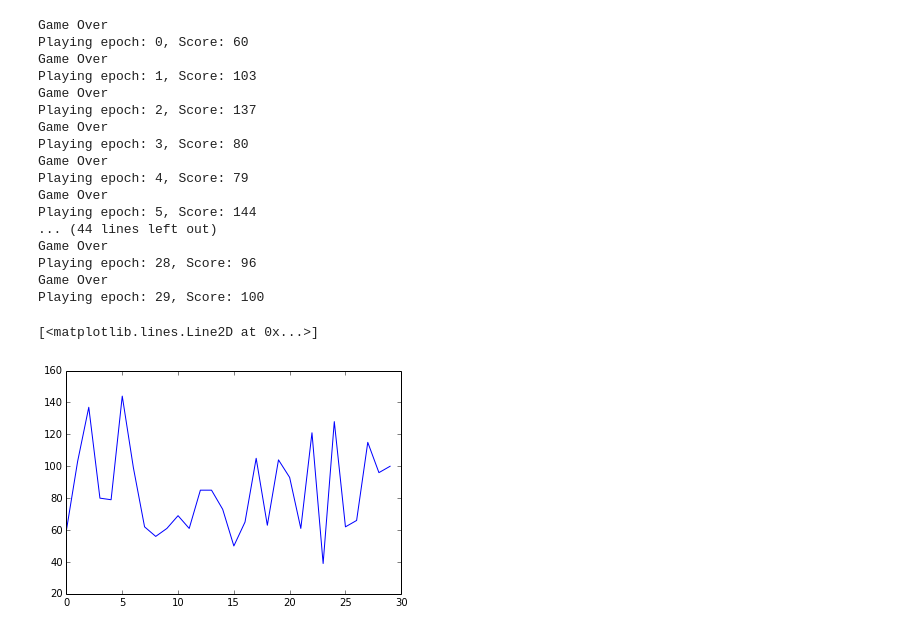
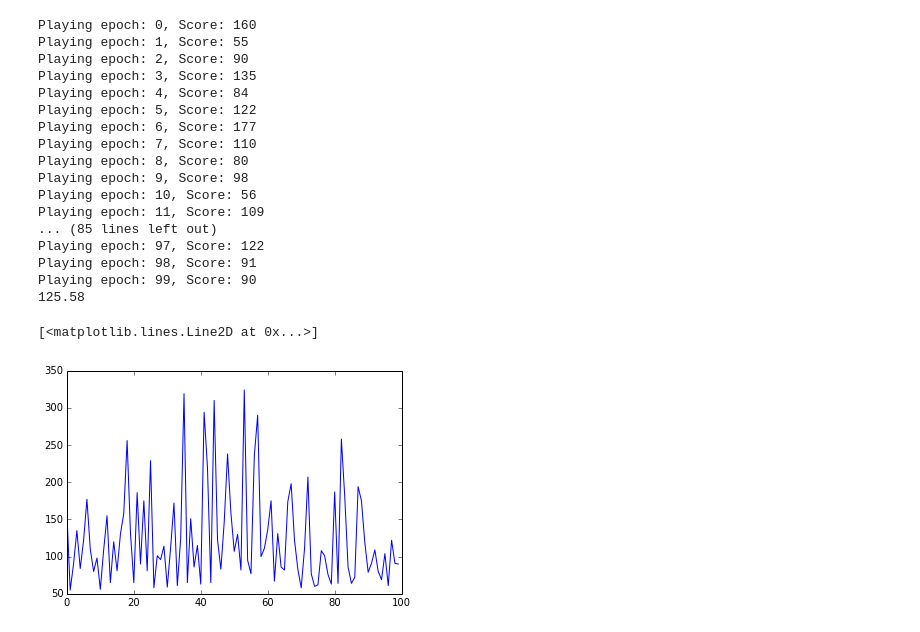
Before and after one commit to tewei/2015spring, a Jupyter notebook: Deep Q Learning.ipynb, the cells around one changed output. Drawn from its saved outputs; the diff is of its cells as text; code cells hidden in the pictures.

```diff
--- a/Deep Q Learning.ipynb
+++ b/Deep Q Learning.ipynb
@@ -326,11 +326,10 @@ class DeepQ(object):
                         Q = self.exp[i]['reward'] + gamma * pred[1][0]
 
                     y = pred[2][0]
-                    y[pred[0][0]] = Q
-                    del self.exp[i]
+                    y[self.exp[i]['policy_output']] = Q
                     trX.append(state_to_input(self.exp[i]['state'], self.exp[i]['valid_tile']))
                     trY.append(y)
-
+                    del self.exp[i]
                     trX = np.asarray(trX)
                     trY = np.asarray(trY)
                     self.nn.train(trX, trY)
@@ -338,7 +337,7 @@ class DeepQ(object):
                 if(terminal == True):
                     break
             train_score.append(score)
-            print "Learning Epoch: %d, Score: %d" % (e, score)
+            #print "Learning Epoch: %d, Score: %d" % (e, score)
 
         return train_score
 
@@ -349,17 +348,15 @@ class DeepQ(object):
             while(True):
                 a_t = (0, 0)
                 tile_t = 0
-                policy_output = 0
                 pred = self.nn.predict([state_to_input(state, valid_tile)])
                 policy_outputs = sorted(range(len(pred[2][0])), key = lambda k:-pred[2][0][k])
 
                 for policy_t in policy_outputs:
                     a_t, tile_t = output_to_action(policy_t, valid_tile)
                     if(self.game.valid_action(a_t, tile_t)):
-                        policy_output = policy_t
                         break
 
-                a_t, tile_t = output_to_action(policy_output, valid_tile)
+
                 score, state, valid_tile, terminal = self.game.do_action(a_t, tile_t)
 
                 if(terminal == True):
@@ -401,28 +386,28 @@ Learnin
 # %%
-graph_y = Learner.play(30)
-graph_x = [i for i in range(30)]
-
+graph_y = Learner.play(100)
+graph_x = [i for i in range(100)]
+print np.average(graph_y)
 plt.plot(graph_x, graph_y, 'b-')
 # %% [output]
-Game Over
-Playing epoch: 0, Score: 60
-Game Over
-Playing epoch: 1, Score: 103
-Game Over
-Playing epoch: 2, Score: 137
-Game Over
-Playing epoch: 3, Score: 80
-Game Over
-Playing epoch: 4, Score: 79
-Game Over
-Playing epoch: 5, Score: 144
-... (44 lines left out)
-Game Over
-Playing epoch: 28, Score: 96
-Game Over
-Playing epoch: 29, Score: 100
+Playing epoch: 0, Score: 160
+Playing epoch: 1, Score: 55
+Playing epoch: 2, Score: 90
+Playing epoch: 3, Score: 135
+Playing epoch: 4, Score: 84
+Playing epoch: 5, Score: 122
+Playing epoch: 6, Score: 177
+Playing epoch: 7, Score: 110
+Playing epoch: 8, Score: 80
+Playing epoch: 9, Score: 98
+Playing epoch: 10, Score: 56
+Playing epoch: 11, Score: 109
+... (85 lines left out)
+Playing epoch: 97, Score: 122
+Playing epoch: 98, Score: 91
+Playing epoch: 99, Score: 90
+125.58
 [<matplotlib.lines.Line2D at 0x...>]
-[figure, old version]
+[figure, new version]
 # %%
 print Learner.nn.w_h1.get_value()
 print Learner.nn.w_h2.get_value()
```
Also changed, not shown: parts of 6 cells of this notebook.
